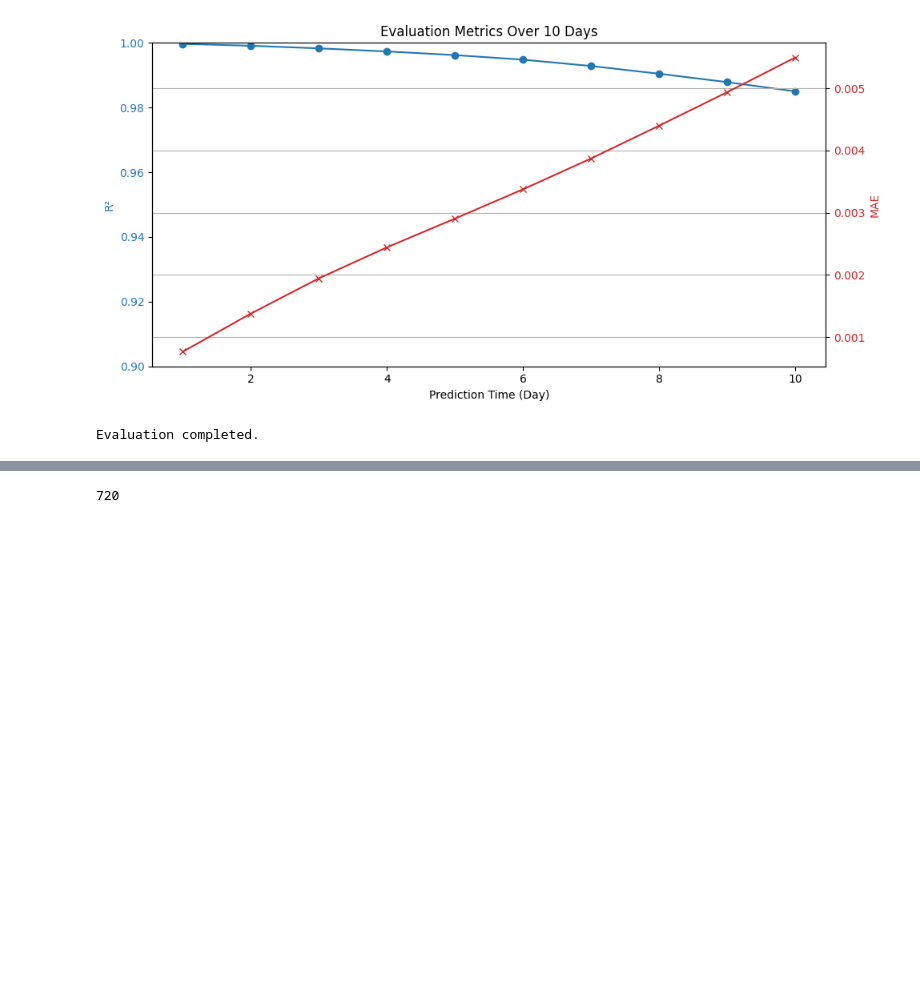
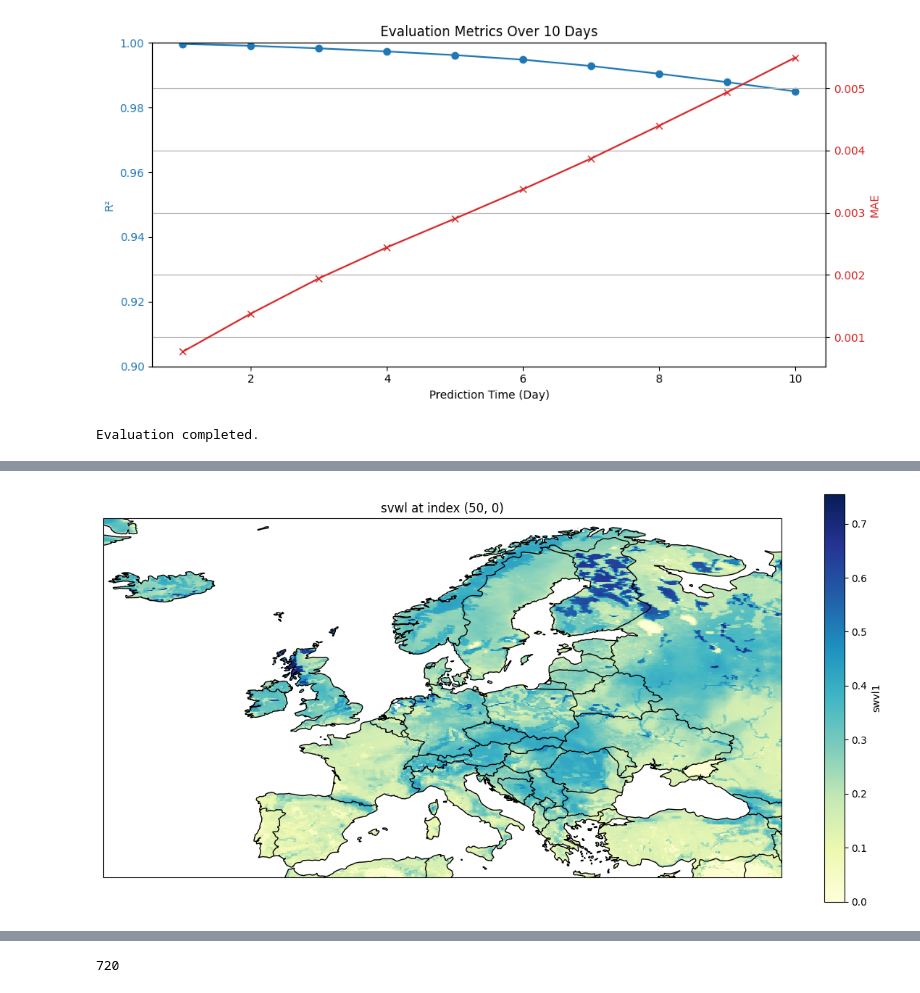
Before and after one commit to JebediahC/soil-moisture-prediction-dl, a Jupyter notebook: developing.ipynb, the cells around one changed output, grey strips where cells are left out. Drawn from its saved outputs; the diff is of its cells as text; code cells hidden in the pictures; blank space fills up the shorter version.

```diff
--- a/developing.ipynb
+++ b/developing.ipynb
@@ -147,0 +188,21 @@ Evaluation completed.
+# %%
+## training and predict 1.5 - visual
+import matplotlib.pyplot as plt
+import cartopy.crs as ccrs
+import cartopy.feature as cfeature
+day_time = 50
+var_i = 0  # 选择第一个变量 swvl1
+plt.figure(figsize=(12, 6))
+# lat = np.linspace(-90, 90, final_array.shape[0])
+# lon = np.linspace(-180, 180, final_array.shape[1])
+data = final_array[:, :, day_time, var_i]  # 选择第day_time天和第var_i个变量
+ax = plt.axes(projection=ccrs.PlateCarree())
+im = ax.pcolormesh(lon, lat, data, cmap='YlGnBu', shading='auto')
+ax.coastlines()
+ax.add_feature(cfeature.BORDERS)
+ax.set_title(f"svwl at index {day_time, var_i}")
+plt.colorbar(im, orientation='vertical', label="swvl1")
+plt.tight_layout()
+plt.show()
+# %% [output]
+[figure, added]
```
Also changed, not shown: parts of 9 cells of this notebook.
